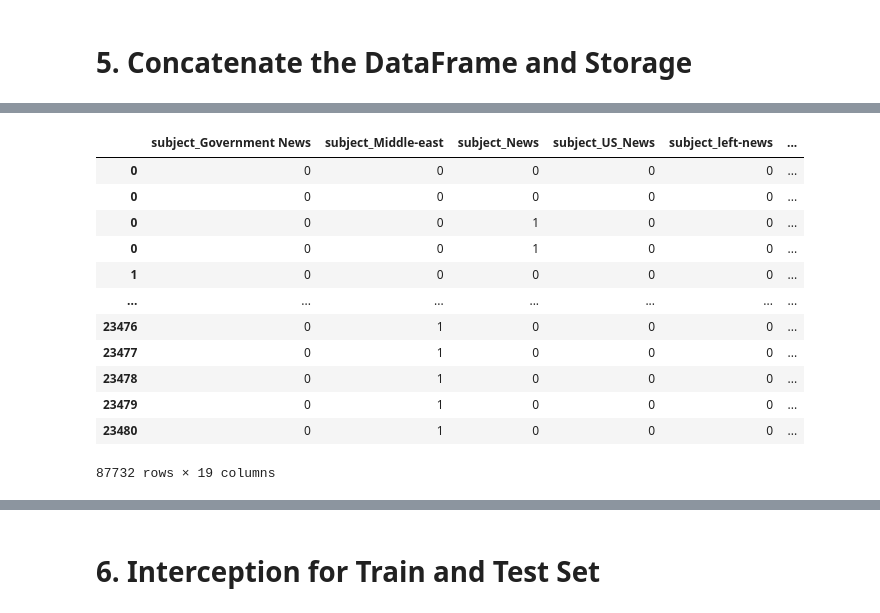
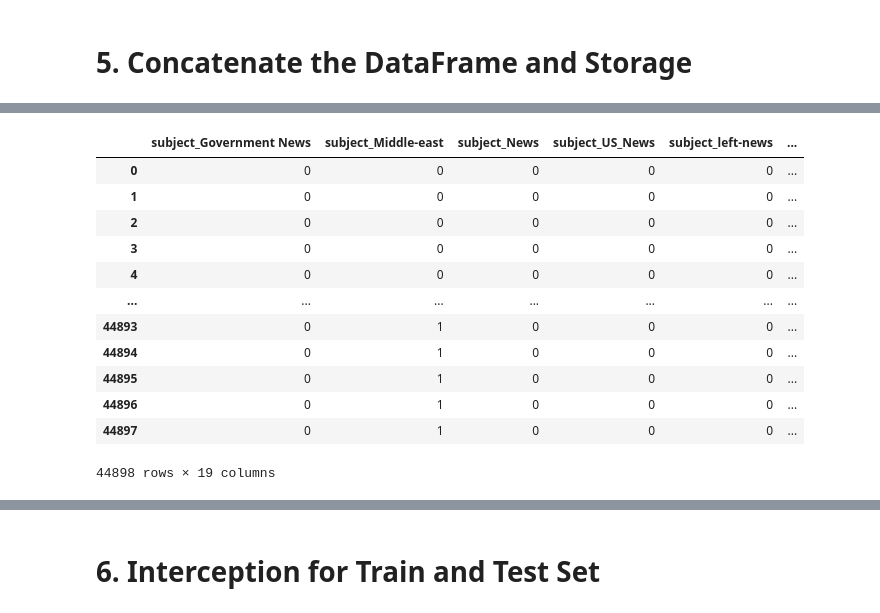
Before and after one commit to james4workspace/FakeNewsDetector, a Jupyter notebook: Step1_Preprocessing.ipynb, the cells around one changed output, grey strips where cells are left out. Saved outputs shown, nothing was run; the diff lists cells and outputs as text; code cells hidden in the pictures.

```diff
--- a/Step1_Preprocessing.ipynb
+++ b/Step1_Preprocessing.ipynb
@@ -57,3 +73,7 @@ df_all = pd.concat([df_true,df_fake])
+# %%
+# reset index
+df_all = df_all.reset_index()
+df_all = df_all.drop(columns=['index'])
 # %%
 df_all
 # %% [output]
@@ -439,7 +459,7 @@ df_all
 44898 rows × 3 columns
 # %%
 # in order to make sure attributes other than text and title can be taken systematically, I put the other attributes ahead of title and text
-df_all = pd.merge(df_date, df_all, left_index=True, right_index=True)
+df_all = df_date.merge(right = df_all,how = 'inner', left_index=True, right_index=True)
 df_all
 # %% [output]
 |  | year | month | day | weekday | aprilfool_close | aprilfool_no | aprilfool_not sure | aprilfool_yes | ... |
@@ -457,18 +477,18 @@ df_all
 44898 rows × 11 columns
 # %%
-df_all = pd.merge(df_subject, df_all, left_index=True, right_index=True)
+df_all = df_subject.merge(right = df_all,how = 'inner', left_index=True, right_index=True)
 df_all
 # %% [output]
 |  | subject_Government News | subject_Middle-east | subject_News | subject_US_News | subject_left-news | ... |
 | 0 | 0 | 0 | 0 | 0 | 0 | ... |
-| 0 | 0 | 0 | 0 | 0 | 0 | ... |
-| 0 | 0 | 0 | 1 | 0 | 0 | ... |
-| 0 | 0 | 0 | 1 | 0 | 0 | ... |
 | 1 | 0 | 0 | 0 | 0 | 0 | ... |
+| 2 | 0 | 0 | 0 | 0 | 0 | ... |
+| 3 | 0 | 0 | 0 | 0 | 0 | ... |
+| 4 | 0 | 0 | 0 | 0 | 0 | ... |
 | ... | ... | ... | ... | ... | ... | ... |
-| 23476 | 0 | 1 | 0 | 0 | 0 | ... |
-| 23477 | 0 | 1 | 0 | 0 | 0 | ... |
-| 23478 | 0 | 1 | 0 | 0 | 0 | ... |
-| 23479 | 0 | 1 | 0 | 0 | 0 | ... |
-| 23480 | 0 | 1 | 0 | 0 | 0 | ... |
+| 44893 | 0 | 1 | 0 | 0 | 0 | ... |
+| 44894 | 0 | 1 | 0 | 0 | 0 | ... |
+| 44895 | 0 | 1 | 0 | 0 | 0 | ... |
+| 44896 | 0 | 1 | 0 | 0 | 0 | ... |
+| 44897 | 0 | 1 | 0 | 0 | 0 | ... |
-87732 rows × 19 columns
+44898 rows × 19 columns
```
Also changed, not shown: parts of 14 cells of this notebook.
